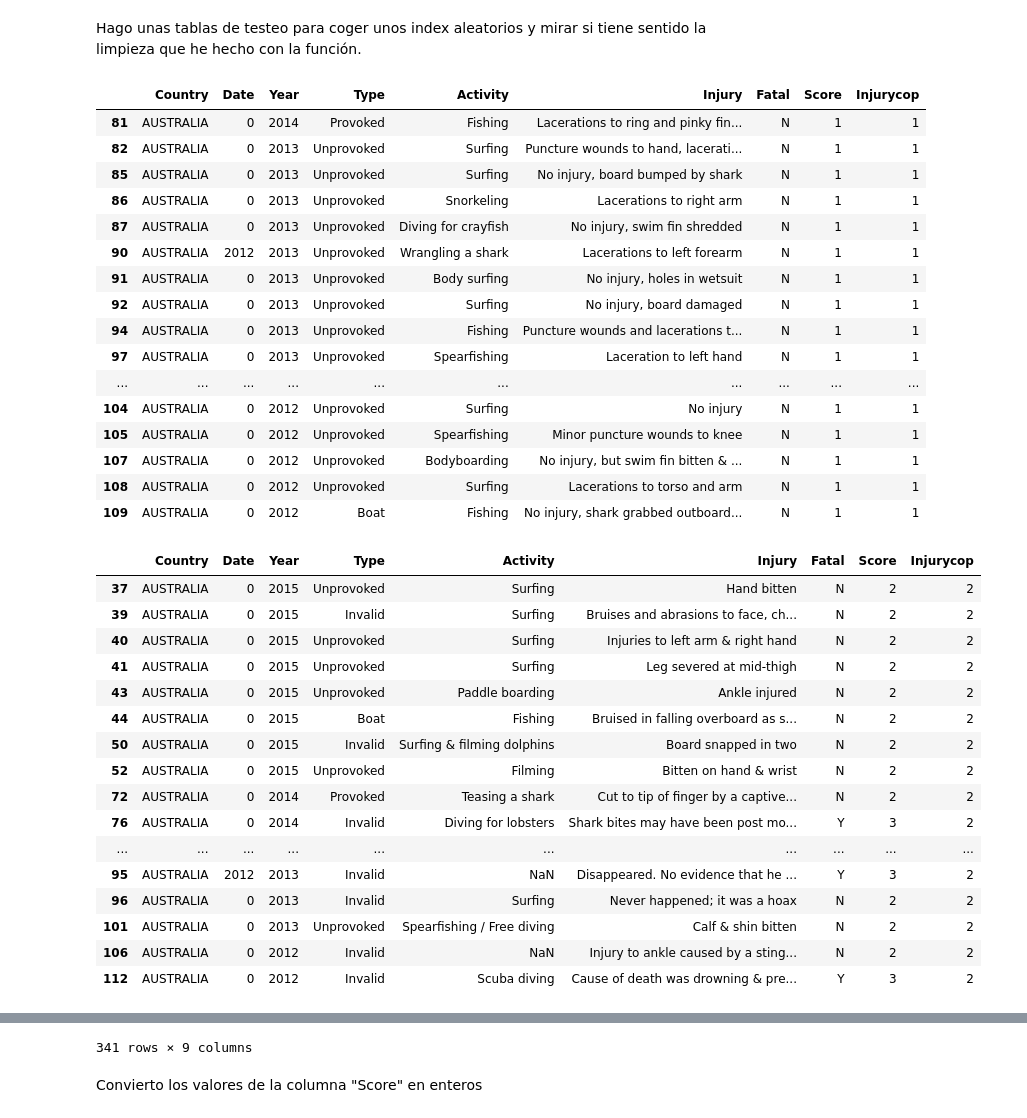
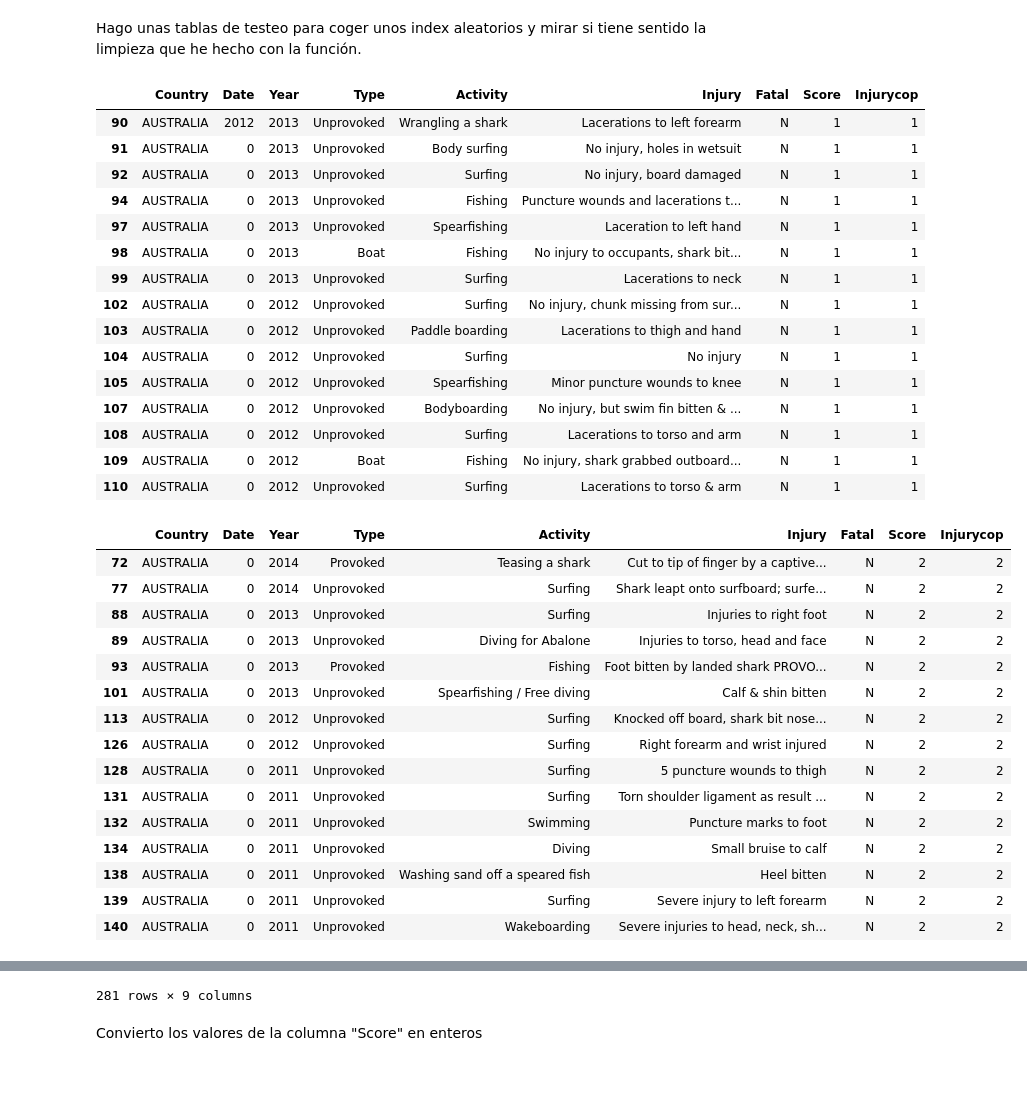
Before and after one commit to agalvezcorell/Project.1-Shark_aggressiveness, a Jupyter notebook: pandas-project.ipynb, the cells around one changed output, grey strips where cells are left out. Cells and saved outputs as stored; diff of their text form; code cells hidden in the pictures; blank space fills up the shorter version.

```diff
--- a/pandas-project.ipynb
+++ b/pandas-project.ipynb
@@ -131,3 +133,6 @@ En Sudáfrica el primer año registrado es 1852 y el último 2016
+# %%
+aus = aus.drop(aus[aus['Type']=="Invalid"].index)
+sud = sud.drop(sud[sud['Type']=="Invalid"].index)
 # %% [markdown]
 Ahora, para valorar el nivel de agresividad de los tiburones, voy a crear una copia de la columna Injury para trabajar con ella y una nueva columna llamada "Score", donde puntuaré los ataques del 1 al 3.
 Los ataques fatales tendrán directamente la puntuación máxima. Después valoraré con 1 a los que la columna "Injury" devuelva "sin daños" o "laceraciones" y 2 al resto de casos.
@@ -176,5 +183,5 @@ Voy a hacer una copia de la columna "Injury" porque después machacaré datos co
 aus["Injurycop"] = aus["Injury"]
 sud["Injurycop"] = sud["Injury"]
 # %%
-aus["Injurycop"] = aus["Injurycop"].apply(fc.asignapuntos)
-sud["Injurycop"] = sud["Injurycop"].apply(fc.asignapuntos)
+aus["Injurycop"] = aus["Injurycop"].apply(fc.assingscore)
+sud["Injurycop"] = sud["Injurycop"].apply(fc.assingscore)
@@ -217,45 +195,43 @@ Hago unas tablas de testeo para coger unos index aleatorios y mirar si tiene sen
 # %%
 prueba = aus[(aus["Injurycop"]== "1")]
 prueba2 = aus[(aus["Injurycop"]== "2")]
 prueba3 = aus[(aus ["Fatal"]== "Y")]
-display(prueba[50:70])
-display(prueba2[10:30])
+display(prueba[55:70])
+display(prueba2[15:30])
 display(prueba3)
 # %% [output]
 |  | Country | Date | Year | Type | Activity | Injury | Fatal | Score | Injurycop |
-| 81 | AUSTRALIA | 0 | 2014 | Provoked | Fishing | Lacerations to ring and pinky fin... | N | 1 | 1 |
-| 82 | AUSTRALIA | 0 | 2013 | Unprovoked | Surfing | Puncture wounds to hand, lacerati... | N | 1 | 1 |
-| 85 | AUSTRALIA | 0 | 2013 | Unprovoked | Surfing | No injury, board bumped by shark | N | 1 | 1 |
-| 86 | AUSTRALIA | 0 | 2013 | Unprovoked | Snorkeling | Lacerations to right arm | N | 1 | 1 |
-| 87 | AUSTRALIA | 0 | 2013 | Unprovoked | Diving for crayfish | No injury, swim fin shredded | N | 1 | 1 |
 | 90 | AUSTRALIA | 2012 | 2013 | Unprovoked | Wrangling a shark | Lacerations to left forearm | N | 1 | 1 |
 | 91 | AUSTRALIA | 0 | 2013 | Unprovoked | Body surfing | No injury, holes in wetsuit | N | 1 | 1 |
 | 92 | AUSTRALIA | 0 | 2013 | Unprovoked | Surfing | No injury, board damaged | N | 1 | 1 |
 | 94 | AUSTRALIA | 0 | 2013 | Unprovoked | Fishing | Puncture wounds and lacerations t... | N | 1 | 1 |
 | 97 | AUSTRALIA | 0 | 2013 | Unprovoked | Spearfishing | Laceration to left hand | N | 1 | 1 |
-| ... | ... | ... | ... | ... | ... | ... | ... | ... | ... |
+| 98 | AUSTRALIA | 0 | 2013 | Boat | Fishing | No injury to occupants, shark bit... | N | 1 | 1 |
+| 99 | AUSTRALIA | 0 | 2013 | Unprovoked | Surfing | Lacerations to neck | N | 1 | 1 |
+| 102 | AUSTRALIA | 0 | 2012 | Unprovoked | Surfing | No injury, chunk missing from sur... | N | 1 | 1 |
+| 103 | AUSTRALIA | 0 | 2012 | Unprovoked | Paddle boarding | Lacerations to thigh and hand | N | 1 | 1 |
 | 104 | AUSTRALIA | 0 | 2012 | Unprovoked | Surfing | No injury | N | 1 | 1 |
 | 105 | AUSTRALIA | 0 | 2012 | Unprovoked | Spearfishing | Minor puncture wounds to knee | N | 1 | 1 |
 | 107 | AUSTRALIA | 0 | 2012 | Unprovoked | Bodyboarding | No injury, but swim fin bitten & ... | N | 1 | 1 |
 | 108 | AUSTRALIA | 0 | 2012 | Unprovoked | Surfing | Lacerations to torso and arm | N | 1 | 1 |
 | 109 | AUSTRALIA | 0 | 2012 | Boat | Fishing | No injury, shark grabbed outboard... | N | 1 | 1 |
+| 110 | AUSTRALIA | 0 | 2012 | Unprovoked | Surfing | Lacerations to torso & arm | N | 1 | 1 |
 |  | Country | Date | Year | Type | Activity | Injury | Fatal | Score | Injurycop |
-| 37 | AUSTRALIA | 0 | 2015 | Unprovoked | Surfing | Hand bitten | N | 2 | 2 |
-| 39 | AUSTRALIA | 0 | 2015 | Invalid | Surfing | Bruises and abrasions to face, ch... | N | 2 | 2 |
-| 40 | AUSTRALIA | 0 | 2015 | Unprovoked | Surfing | Injuries to left arm & right hand | N | 2 | 2 |
-| 41 | AUSTRALIA | 0 | 2015 | Unprovoked | Surfing | Leg severed at mid-thigh | N | 2 | 2 |
-| 43 | AUSTRALIA | 0 | 2015 | Unprovoked | Paddle boarding | Ankle injured | N | 2 | 2 |
-| 44 | AUSTRALIA | 0 | 2015 | Boat | Fishing | Bruised in falling overboard as s... | N | 2 | 2 |
-| 50 | AUSTRALIA | 0 | 2015 | Invalid | Surfing & filming dolphins | Board snapped in two | N | 2 | 2 |
-| 52 | AUSTRALIA | 0 | 2015 | Unprovoked | Filming | Bitten on hand & wrist | N | 2 | 2 |
 | 72 | AUSTRALIA | 0 | 2014 | Provoked | Teasing a shark | Cut to tip of finger by a captive... | N | 2 | 2 |
-| 76 | AUSTRALIA | 0 | 2014 | Invalid | Diving for lobsters | Shark bites may have been post mo... | Y | 3 | 2 |
-| ... | ... | ... | ... | ... | ... | ... | ... | ... | ... |
-| 95 | AUSTRALIA | 2012 | 2013 | Invalid | NaN | Disappeared. No evidence that he ... | Y | 3 | 2 |
-| 96 | AUSTRALIA | 0 | 2013 | Invalid | Surfing | Never happened; it was a hoax | N | 2 | 2 |
+| 77 | AUSTRALIA | 0 | 2014 | Unprovoked | Surfing | Shark leapt onto surfboard; surfe... | N | 2 | 2 |
+| 88 | AUSTRALIA | 0 | 2013 | Unprovoked | Surfing | Injuries to right foot | N | 2 | 2 |
+| 89 | AUSTRALIA | 0 | 2013 | Unprovoked | Diving for Abalone | Injuries to torso, head and face | N | 2 | 2 |
+| 93 | AUSTRALIA | 0 | 2013 | Provoked | Fishing | Foot bitten by landed shark PROVO... | N | 2 | 2 |
 | 101 | AUSTRALIA | 0 | 2013 | Unprovoked | Spearfishing / Free diving | Calf & shin bitten | N | 2 | 2 |
-| 106 | AUSTRALIA | 0 | 2012 | Invalid | NaN | Injury to ankle caused by a sting... | N | 2 | 2 |
-| 112 | AUSTRALIA | 0 | 2012 | Invalid | Scuba diving | Cause of death was drowning & pre... | Y | 3 | 2 |
+| 113 | AUSTRALIA | 0 | 2012 | Unprovoked | Surfing | Knocked off board, shark bit nose... | N | 2 | 2 |
+| 126 | AUSTRALIA | 0 | 2012 | Unprovoked | Surfing | Right forearm and wrist injured | N | 2 | 2 |
+| 128 | AUSTRALIA | 0 | 2011 | Unprovoked | Surfing | 5 puncture wounds to thigh | N | 2 | 2 |
+| 131 | AUSTRALIA | 0 | 2011 | Unprovoked | Surfing | Torn shoulder ligament as result ... | N | 2 | 2 |
+| 132 | AUSTRALIA | 0 | 2011 | Unprovoked | Swimming | Puncture marks to foot | N | 2 | 2 |
+| 134 | AUSTRALIA | 0 | 2011 | Unprovoked | Diving | Small bruise to calf | N | 2 | 2 |
+| 138 | AUSTRALIA | 0 | 2011 | Unprovoked | Washing sand off a speared fish | Heel bitten | N | 2 | 2 |
+| 139 | AUSTRALIA | 0 | 2011 | Unprovoked | Surfing | Severe injury to left forearm | N | 2 | 2 |
+| 140 | AUSTRALIA | 0 | 2011 | Unprovoked | Wakeboarding | Severe injuries to head, neck, sh... | N | 2 | 2 |
 |  | Country | Date | Year | Type | Activity | Injury | Fatal | Score | Injurycop |
 | 10 | AUSTRALIA | 0 | 2016 | Unprovoked | Diving | FATAL | Y | 3 | 3 |
 | 12 | AUSTRALIA | 0 | 2016 | Unprovoked | Surfing | FATAL | Y | 3 | 3 |
@@ -268,7 +244,7 @@ display(prueba3)
 | 1276 | AUSTRALIA | 1905 | 1905 | Unprovoked | Swimming | FATAL | Y | 3 | 3 |
 | 1277 | AUSTRALIA | 1902 | 1902 | Unprovoked | Diving | FATAL | Y | 3 | 3 |
 | 1278 | AUSTRALIA | 1902 | 1902 | Unprovoked | Pearl diving | FATAL | Y | 3 | 3 |
-341 rows × 9 columns
+281 rows × 9 columns
 # %% [markdown]
 Convierto los valores de la columna "Score" en enteros
 # %%
```
Also changed, not shown: parts of 9 cells of this notebook, 1 other file.
